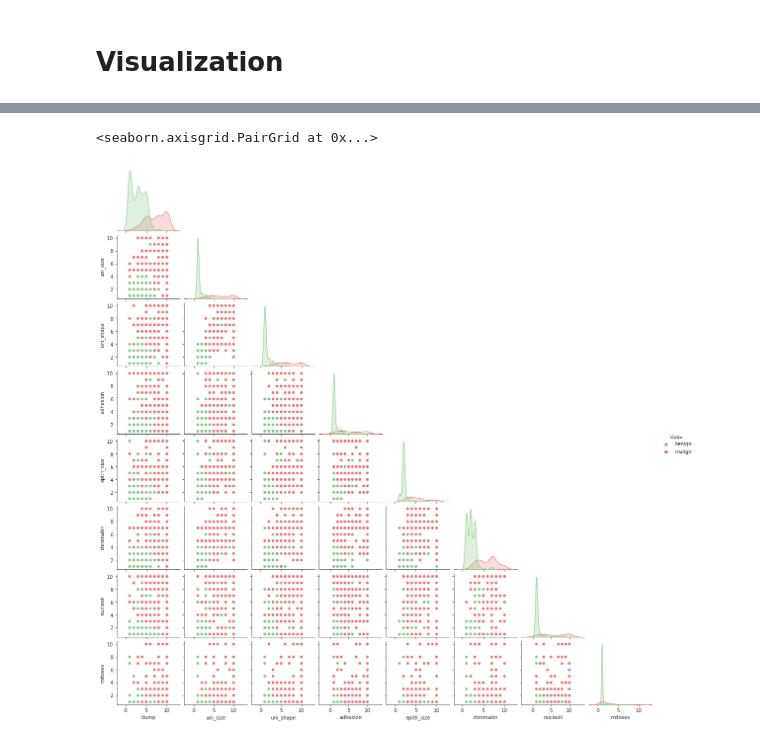
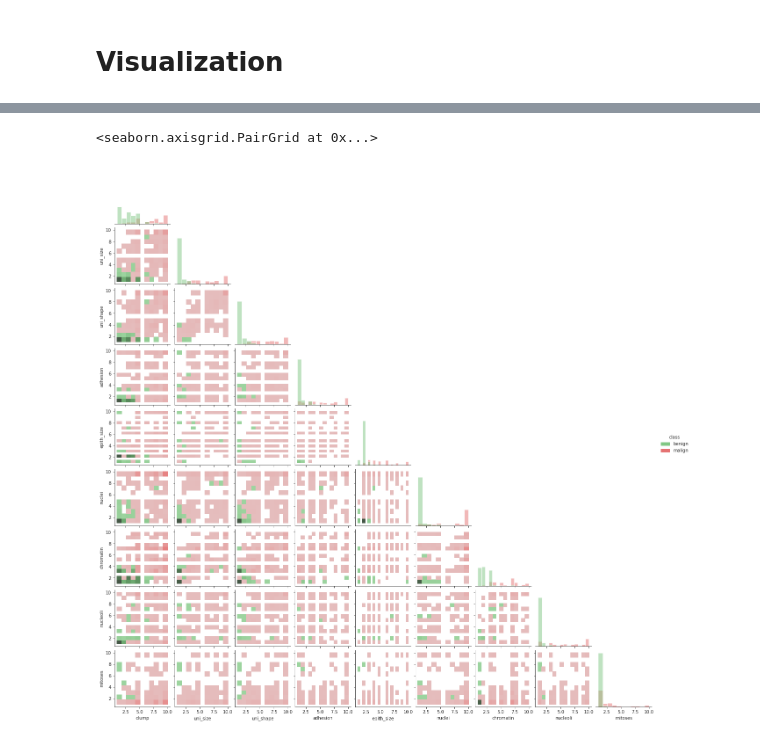
Before and after one commit to Nicordaro/MML, a Jupyter notebook: MML_Thesis.ipynb, the cells around one changed output, grey strips where cells are left out. Drawn from its saved outputs; the diff is of its cells as text; code cells hidden in the pictures.

```diff
--- a/MML_Thesis.ipynb
+++ b/MML_Thesis.ipynb
@@ -80,0 +95,5 @@ dataset_DF
+# %%
+delete_row = dataset_DF[dataset_DF["nuclei"]=="?"].index
+dataset_DF = dataset_DF.drop(delete_row)
+dataset_DF.isin(['?']).any()
+dataset_DF.iloc[:, 6] = pd.to_numeric(dataset_DF.iloc[:, 6])
@@ -123,12 +213,11 @@ dataset_DF.drop("sampcode", axis=1).hist(ax=ax);
 # %%
 import seaborn as sns
 
 df = dataset_DF.drop("sampcode", axis=1)
 col_dict = {"benign":"#81c784", "malign": "#e57373"}
 sns.set_style("ticks")
 
-sns.pairplot(df, hue = "class", diag_kind="kde", height=2, palette=col_dict, corner=True)
-# sns.pairplot(df, hue="class", , , markers=["o", "s"], corner = True)
+sns.pairplot(df, hue = "class", kind= "hist", diag_kind="hist", height=2, palette=col_dict, corner=True)
 # %% [output]
 <seaborn.axisgrid.PairGrid at 0x...>
-[figure, old version]
+[figure, new version]
```
Also changed, not shown: parts of 15 cells of this notebook.
